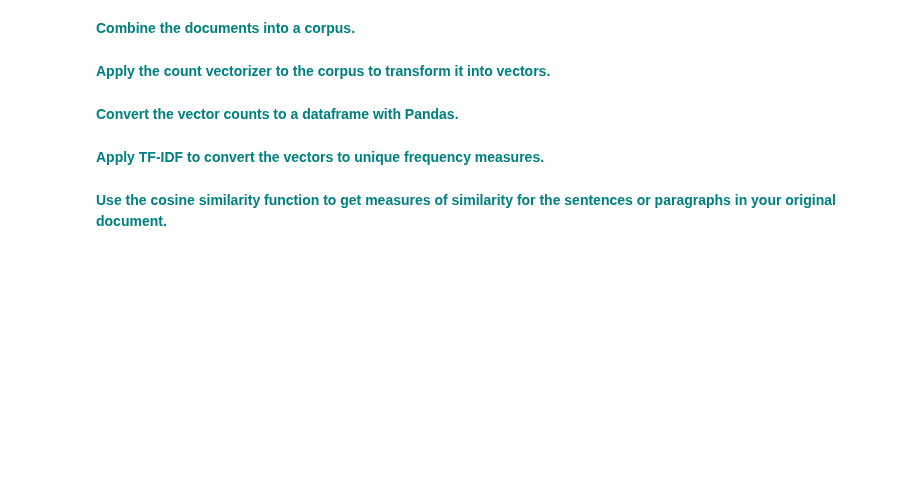
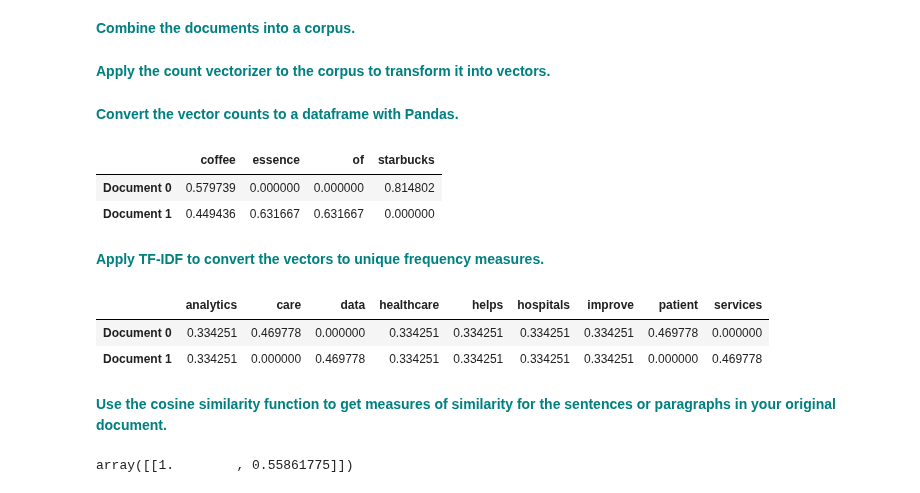
Before and after one commit to josytong/DataScienceTrack, a Jupyter notebook: CaseStudies/CosineSimilarity/Cosine_Similarity_Case_Study.ipynb, the cells around one changed output. Drawn from its saved outputs; the diff is of its cells as text; code cells hidden in the pictures; blank space fills up the shorter version.

```diff
--- a/CaseStudies/CosineSimilarity/Cosine_Similarity_Case_Study.ipynb
+++ b/CaseStudies/CosineSimilarity/Cosine_Similarity_Case_Study.ipynb
@@ -92,5 +171,11 @@ cosine_similarity(trsfm[0:1], trsfm)
 Replace the current values for `Document 0` and `Document 1` with your own sentence or paragraph and apply the same steps as we did in the above example.
 # %% [markdown]
  **<font color='teal'> Combine the documents into a corpus.</font>**
+# %%
+Document1 = "Healthcare analytics helps hospitals improve patient care."
+Document2 = "Data analytics helps hospitals improve healthcare services."
+
+# Combine the documents into a corpus
+corpus = [Document1, Document2]
 # %% [markdown]
  **<font color='teal'> Apply the count vectorizer to the corpus to transform it into vectors.</font>**
@@ -97,6 +187,38 @@ Replace the current values for `Document 0` and `Document 1` with your own sente
 # %% [markdown]
  **<font color='teal'> Convert the vector counts to a dataframe with Pandas.</font>**
+# %%
+pd.DataFrame(
+    trsfm.toarray(),
+    columns=vectorizer.get_feature_names_out(),
+    index=['Document 0', 'Document 1']
+)
+# %% [output]
+|  | coffee | essence | of | starbucks |
+| Document 0 | 0.579739 | 0.000000 | 0.000000 | 0.814802 |
+| Document 1 | 0.449436 | 0.631667 | 0.631667 | 0.000000 |
 # %% [markdown]
  **<font color='teal'> Apply TF-IDF to convert the vectors to unique frequency measures.</font>**
+# %%
+from sklearn.feature_extraction.text import TfidfVectorizer
+
+vectorizer = TfidfVectorizer()
+trsfm = vectorizer.fit_transform(corpus)
+
+pd.DataFrame(
+    trsfm.toarray(),
+    columns=vectorizer.get_feature_names_out(),
+    index=['Document 0', 'Document 1']
+)
+# %% [output]
+|  | analytics | care | data | healthcare | helps | hospitals | improve | patient | services |
+| Document 0 | 0.334251 | 0.469778 | 0.000000 | 0.334251 | 0.334251 | 0.334251 | 0.334251 | 0.469778 | 0.000000 |
+| Document 1 | 0.334251 | 0.000000 | 0.469778 | 0.334251 | 0.334251 | 0.334251 | 0.334251 | 0.000000 | 0.469778 |
 # %% [markdown]
  **<font color='teal'> Use the cosine similarity function to get measures of similarity for the sentences or paragraphs in your original document.</font>**
+# %%
+from sklearn.metrics.pairwise import cosine_similarity
+
+# Calculate cosine similarity between Document 0 and both documents
+cosine_similarity(trsfm[0:1], trsfm)
+# %% [output]
+array([[1.        , 0.55861775]])
```
Also changed, not shown: parts of 9 cells of this notebook.
